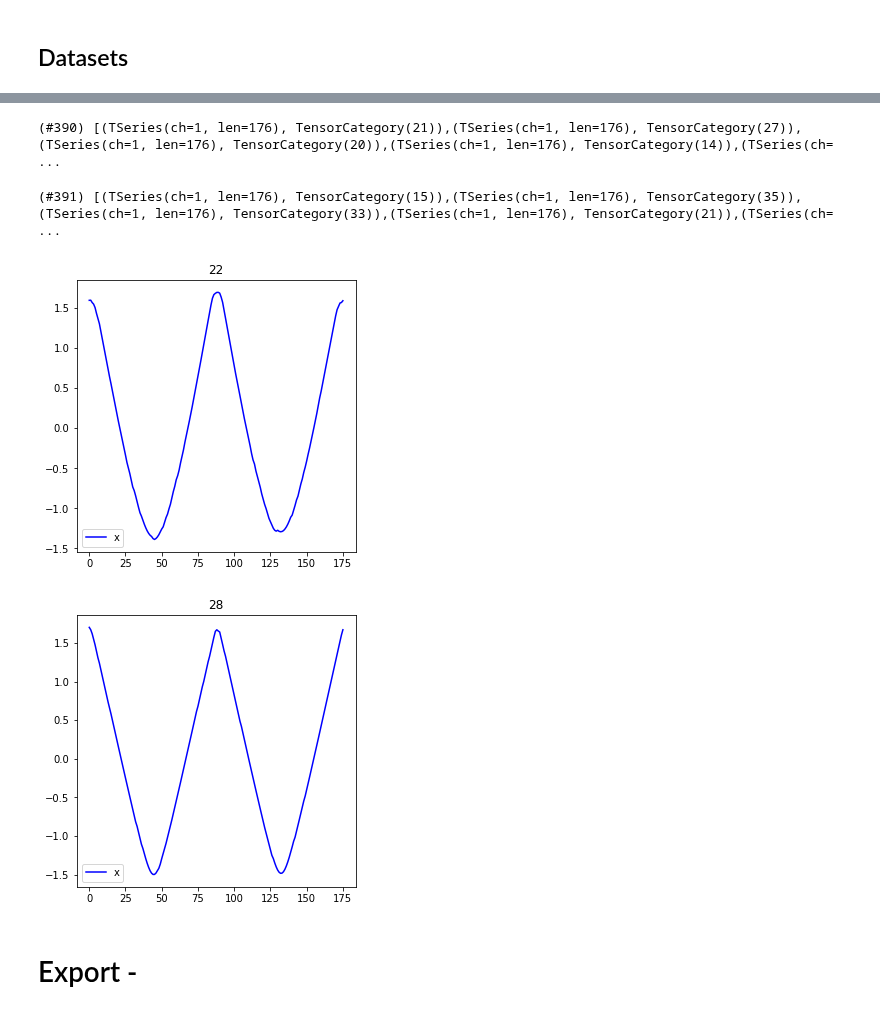
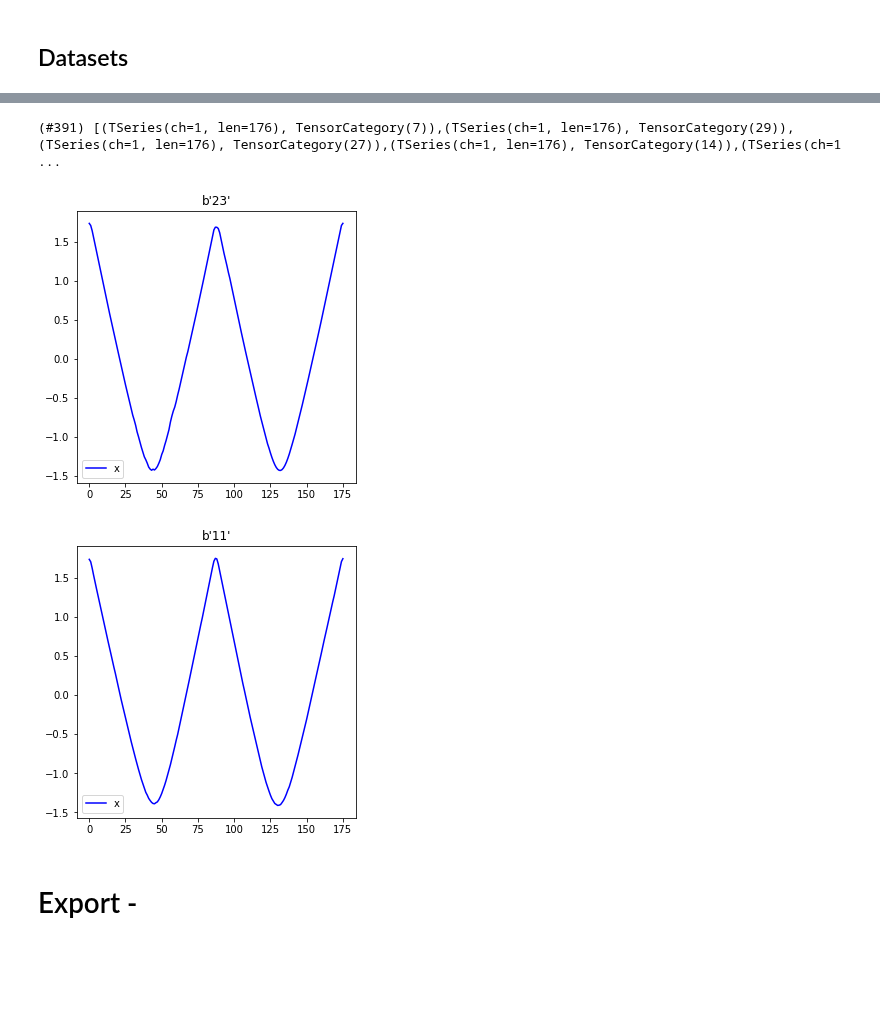
Before and after one commit to tcapelle/timeseries_fastai, a Jupyter notebook: nbs/00_core.ipynb, the cells around one changed output, grey strips where cells are left out. Cells and saved outputs as stored; diff of their text form; code cells hidden in the pictures; blank space fills up the shorter version.

```diff
--- a/nbs/00_core.ipynb
+++ b/nbs/00_core.ipynb
@@ -192,0 +196,3 @@ TSeries(get_x(df_train.iloc[0])).show()
+# %%
+get_x=ColReader(x_cols)
+get_y=ColReader('target')
@@ -193,11 +203,7 @@ TSeries(get_x(df_train.iloc[0])).show()
+# %%
+splits = [list(range(len(df_train))), list(range(len(df_train), len(df_train)+len(df_test)))]
 # %%
-train_ds = Datasets(df_train, tfms=[[get_x, TSeries.create], [get_y, Categorize()]])
-test_ds = Datasets(df_test, tfms=[[get_x, TSeries.create], [get_y, Categorize()]])
+ds = Datasets(pd.concat([df_train, df_test]).reset_index(drop=True),
+                    tfms=[[get_x, TSeries.create], [get_y, Categorize()]],
+                    splits=splits,
+                   )
-# %%
-train_ds
-# %% [output]
-(#390) [(TSeries(ch=1, len=176), TensorCategory(21)),(TSeries(ch=1, len=176), TensorCategory(27)),(TSeries(ch=1, len=176), TensorCategory(20)),(TSeries(ch=1, len=176), TensorCategory(14)),(TSeries(ch= ...
-# %%
-test_ds
-# %% [output]
-(#391) [(TSeries(ch=1, len=176), TensorCategory(15)),(TSeries(ch=1, len=176), TensorCategory(35)),(TSeries(ch=1, len=176), TensorCategory(33)),(TSeries(ch=1, len=176), TensorCategory(21)),(TSeries(ch= ...
@@ -206,5 +210,11 @@ train_dl = TfmdDL(train_ds, bs=2)
+# %%
+ds.valid
+# %% [output]
+(#391) [(TSeries(ch=1, len=176), TensorCategory(7)),(TSeries(ch=1, len=176), TensorCategory(29)),(TSeries(ch=1, len=176), TensorCategory(27)),(TSeries(ch=1, len=176), TensorCategory(14)),(TSeries(ch=1 ...
+# %%
+dls = ds.dataloaders(bs=2)
 # %%
-train_dl.show_batch()
+dls.show_batch()
 # %% [output]
-[figure, old version]
+[figure, new version]
-[figure, old version]
+[figure, new version]
```
Also changed, not shown: parts of 12 cells of this notebook, 7 other files.
